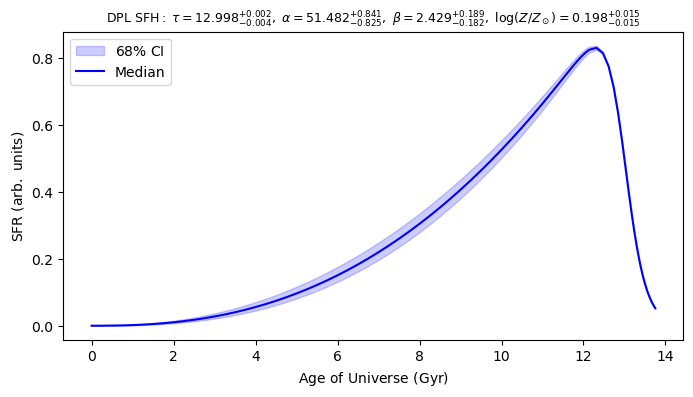
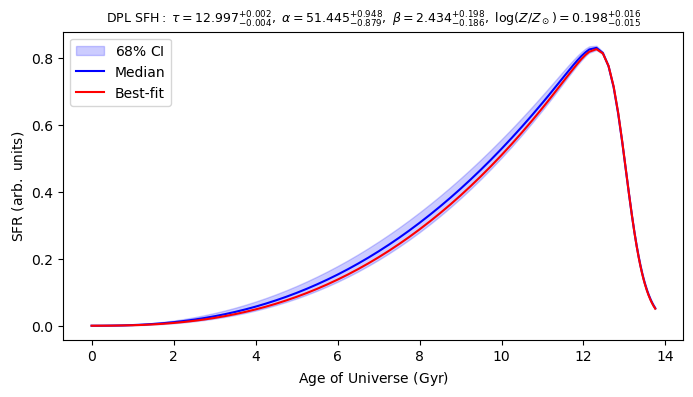
The change to this notebook cell's code, shown as a diff; its figure went from the first image to the second:
--- before
+++ after
@@ -6,4 +6,7 @@
 
 sfr_grid = np.zeros((n_use, len(cosmic_time)))
+
+sfr_best_fit = sfh_best.evaluate(like.ssp.time)
+
 for k in range(n_use):
     kw = {n: post[idx[k], j] for n, j in _sfh_idx.items()}
@@ -18,4 +21,5 @@
 ax.fill_between(cosmic_time, sfr_lo, sfr_hi, color='b', alpha=0.2, label=r'$68\%$ CI')
 ax.plot(cosmic_time, sfr_med, 'b-', lw=1.5, label='Median')
+ax.plot(cosmic_time, sfr_best_fit, 'r-', lw=1.5, label='Best-fit')
 ax.set_xlabel(r'$\mathrm{Age\ of\ Universe\ (Gyr)}$')
 ax.set_ylabel(r'$\mathrm{SFR\ (arb.\ units)}$')

Commit: Sync